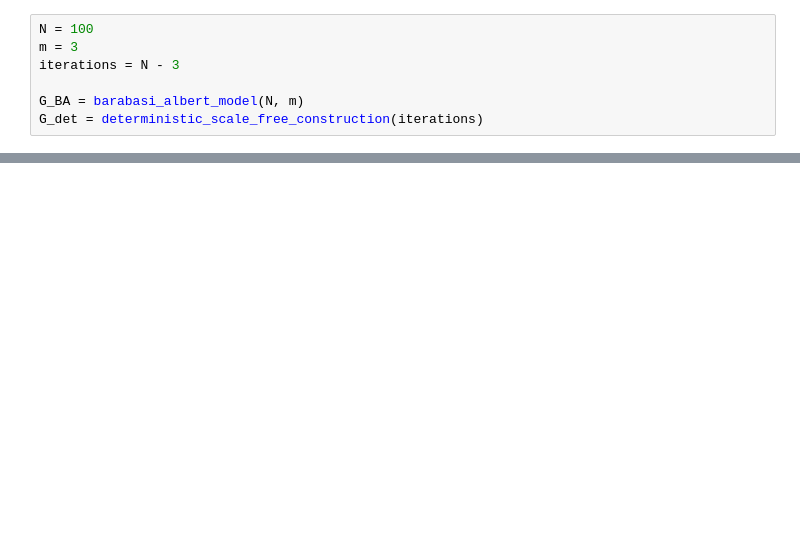
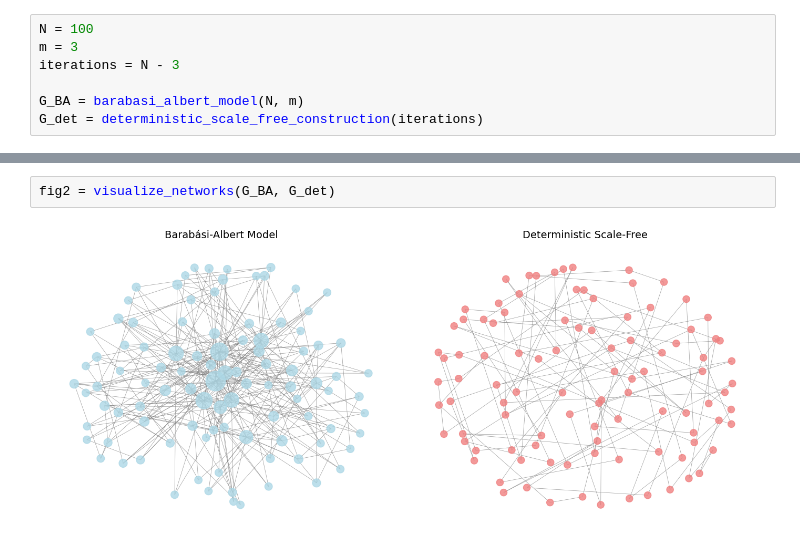
Before and after one commit to erfanshahabi/Social-Networks-Fall-2025, a Jupyter notebook: notebooks/question2_analysis.ipynb, the cells around one changed output, grey strips where cells are left out. Drawn from its saved outputs; the diff is of its cells as text; blank space fills up the shorter version.

```diff
--- a/notebooks/question2_analysis.ipynb
+++ b/notebooks/question2_analysis.ipynb
@@ -23,0 +53,4 @@ G_det = deterministic_scale_free_construction(iterations)
+# %%
+fig2 = visualize_networks(G_BA, G_det)
+# %% [output]
+[figure, added]
```
Also changed, not shown: parts of 6 cells of this notebook, 1 other file.
